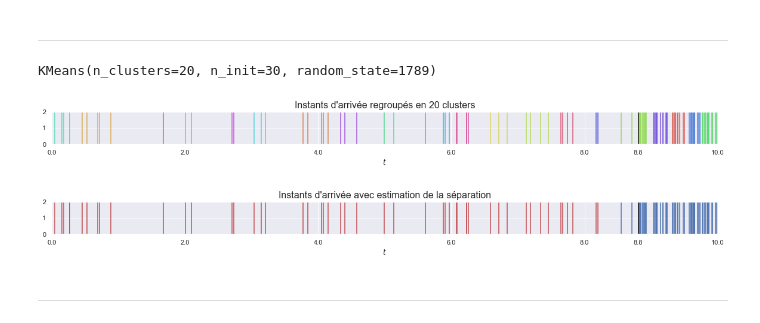
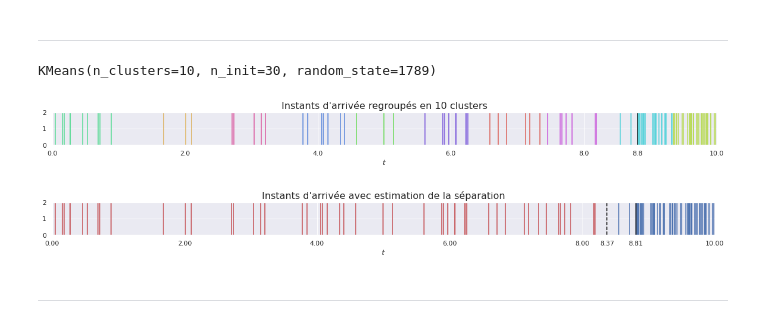
Before and after one commit to littlebuzzybee/MACS207b-Projet, a Jupyter notebook: MACS207b_Personnaz_Ly.ipynb, the cells around one changed output. Saved outputs shown, nothing was run; the diff lists cells and outputs as text; code cells hidden in the pictures.

Commit message:
kmeans un peu mieux

```diff
--- a/MACS207b_Personnaz_Ly.ipynb
+++ b/MACS207b_Personnaz_Ly.ipynb
@@ -225,12 +225,12 @@ for n in range(n_clusters):
 # %% [markdown]
 <hr>
 # %%
-n_clusters = 20
+n_clusters = 10
 # %%
 kmeans = KMeans(n_clusters=n_clusters, n_init=30, random_state=seed)
 kmeans.fit(arrivals.reshape(-1, 1))
 # %% [output]
-KMeans(n_clusters=20, n_init=30, random_state=1789)
+KMeans(n_clusters=10, n_init=30, random_state=1789)
 # %%
 palette = sns.color_palette(palette='hls', n_colors=n_clusters) # palette de couleurs
 #sns.set(rc={'axes.facecolor':'w', 'figure.facecolor':'w'})
@@ -247,34 +247,51 @@ plt.xlabel(r"$t$")
 plt.title(f"Instants d'arrivée regroupés en {n_clusters} clusters", fontsize=16)
 plt.show()
 # %% [output]
-[figure, old version]
+[figure, new version]
 # %%
 unique, counts = np.unique(kmeans.labels_, return_counts=True)
 kmeans_counts = KMeans(n_clusters=2, random_state=seed)
 kmeans_counts.fit(counts.reshape(-1, 1))
 selected_labels = unique[kmeans_counts.labels_ == 0]
+# %%
+min0, max0, min1, max1 = end, beg, end, beg
+for n in range(n_clusters):
+    if kmeans_counts.labels_[n] == 1:
+        if np.max(arrivals[kmeans.labels_ == n]) > max1:
+            max1 = np.max(arrivals[kmeans.labels_ == n])
+        if np.min(arrivals[kmeans.labels_ == n]) < min1:
+            min1 = np.min(arrivals[kmeans.labels_ == n])
+    if kmeans_counts.labels_[n] == 0:
+        if np.max(arrivals[kmeans.labels_ == n]) > max0:
+            max0 = np.max(arrivals[kmeans.labels_ == n])
+        if np.min(arrivals[kmeans.labels_ == n]) < min0:
+            min0 = np.min(arrivals[kmeans.labels_ == n])
+sorted_bounds = np.sort([min0, max0, min1, max1])
+tau_kmeans = (sorted_bounds[1] + sorted_bounds[2]) / 2
 # %%
 palette = sns.color_palette(palette='hls', n_colors=n_clusters) # palette de couleurs
 #sns.set(rc={'axes.facecolor':'w', 'figure.facecolor':'w'})
 plt.figure(figsize=(20, 1))
 for n in range(n_clusters):
     if kmeans_counts.labels_[n] == 1:
         plt.eventplot(arrivals[kmeans.labels_ == n],
                       linelengths=2,
                       colors='b')
     else:
         plt.eventplot(arrivals[kmeans.labels_ == n],
                       linelengths=2,
                       colors='r')
+plt.axvline(tau_kmeans, linestyle='--', c='k')
+plt.xticks(list(plt.xticks()[0]) + [tau_kmeans]) # ajouter 1 tick à l'abscisse tau
 plt.axvline(tau, c='k')
 plt.xticks(list(plt.xticks()[0]) + [tau]) # ajouter 1 tick à l'abscisse tau
 plt.xlim(beg, end)
 plt.ylim(0, 2)
 plt.xlabel(r"$t$")
 plt.title(f"Instants d'arrivée avec estimation de la séparation", fontsize=16)
 plt.show()
 # %% [output]
-[figure, old version]
+[figure, new version]
 # %% [markdown]
 <hr>
 # %%
```
Also changed, not shown: parts of 4 cells of this notebook.
